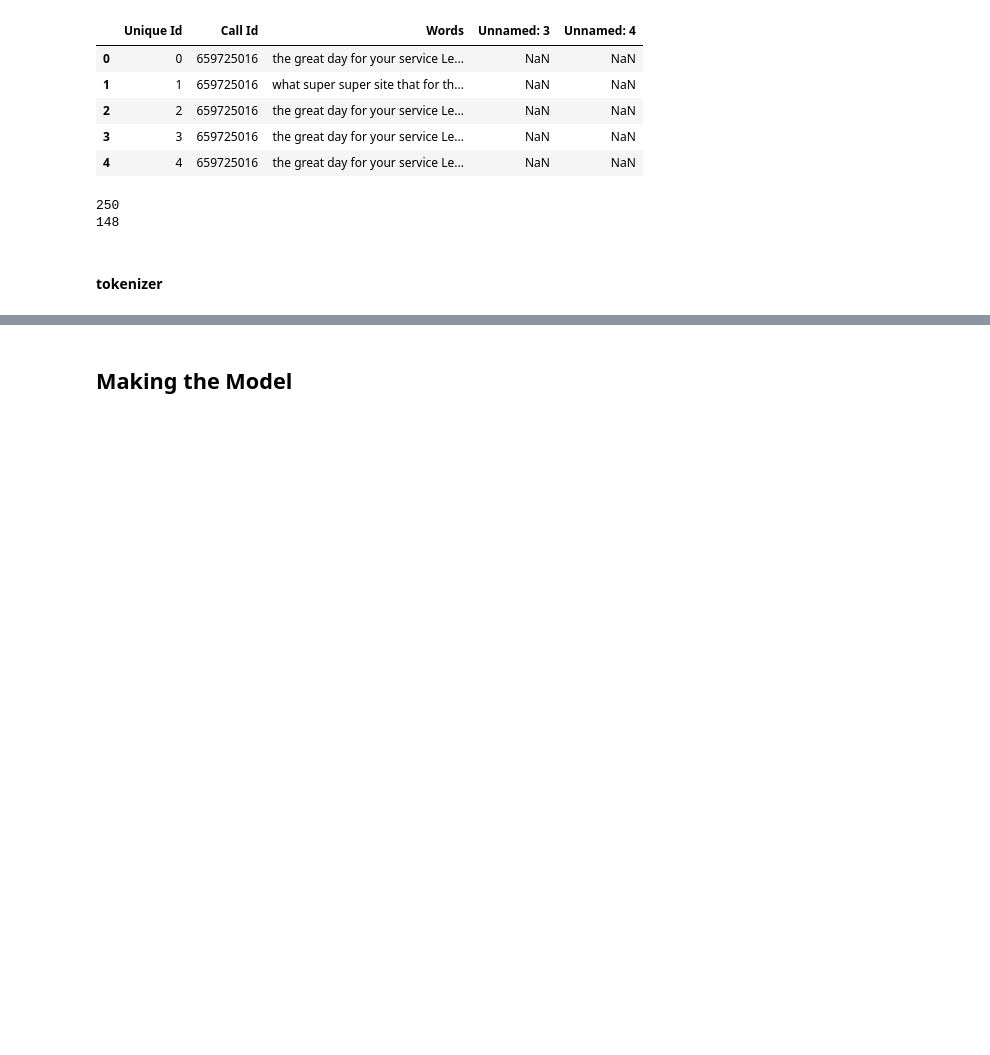
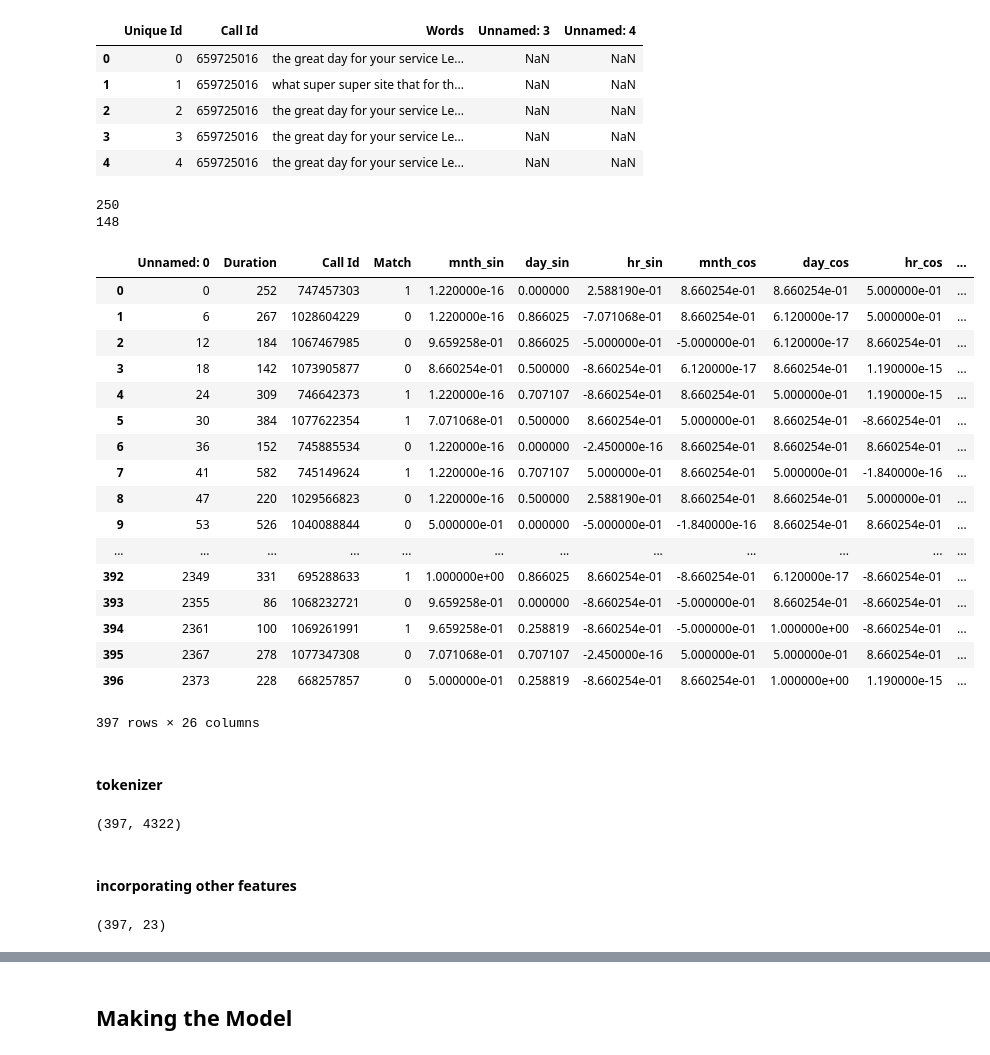
Before and after one commit to brandonassing/capstone, a Jupyter notebook: model/RoughWork.ipynb, the cells around one changed output, grey strips where cells are left out. Cells and saved outputs as stored; diff of their text form; code cells hidden in the pictures; blank space fills up the shorter version.

```diff
--- a/model/RoughWork.ipynb
+++ b/model/RoughWork.ipynb
@@ -455,6 +455,28 @@ print((call_merged['Match']==1).sum())
 # %% [output]
 250
 148
+# %%
+pre_train = pd.read_csv("datasets/call_merged.csv", error_bad_lines=False)
+pre_train
+# %% [output]
+|  | Unnamed: 0 | Duration | Call Id | Match | mnth_sin | day_sin | hr_sin | mnth_cos | day_cos | hr_cos | ... |
+| 0 | 0 | 252 | 747457303 | 1 | 1.220000e-16 | 0.000000 | 2.588190e-01 | 8.660254e-01 | 8.660254e-01 | 5.000000e-01 | ... |
+| 1 | 6 | 267 | 1028604229 | 0 | 1.220000e-16 | 0.866025 | -7.071068e-01 | 8.660254e-01 | 6.120000e-17 | 5.000000e-01 | ... |
+| 2 | 12 | 184 | 1067467985 | 0 | 9.659258e-01 | 0.866025 | -5.000000e-01 | -5.000000e-01 | 6.120000e-17 | 8.660254e-01 | ... |
+| 3 | 18 | 142 | 1073905877 | 0 | 8.660254e-01 | 0.500000 | -8.660254e-01 | 6.120000e-17 | 8.660254e-01 | 1.190000e-15 | ... |
+| 4 | 24 | 309 | 746642373 | 1 | 1.220000e-16 | 0.707107 | -8.660254e-01 | 8.660254e-01 | 5.000000e-01 | 1.190000e-15 | ... |
+| 5 | 30 | 384 | 1077622354 | 1 | 7.071068e-01 | 0.500000 | 8.660254e-01 | 5.000000e-01 | 8.660254e-01 | -8.660254e-01 | ... |
+| 6 | 36 | 152 | 745885534 | 0 | 1.220000e-16 | 0.000000 | -2.450000e-16 | 8.660254e-01 | 8.660254e-01 | 8.660254e-01 | ... |
+| 7 | 41 | 582 | 745149624 | 1 | 1.220000e-16 | 0.707107 | 5.000000e-01 | 8.660254e-01 | 5.000000e-01 | -1.840000e-16 | ... |
+| 8 | 47 | 220 | 1029566823 | 0 | 1.220000e-16 | 0.500000 | 2.588190e-01 | 8.660254e-01 | 8.660254e-01 | 5.000000e-01 | ... |
+| 9 | 53 | 526 | 1040088844 | 0 | 5.000000e-01 | 0.000000 | -5.000000e-01 | -1.840000e-16 | 8.660254e-01 | 8.660254e-01 | ... |
+| ... | ... | ... | ... | ... | ... | ... | ... | ... | ... | ... | ... |
+| 392 | 2349 | 331 | 695288633 | 1 | 1.000000e+00 | 0.866025 | 8.660254e-01 | -8.660254e-01 | 6.120000e-17 | -8.660254e-01 | ... |
+| 393 | 2355 | 86 | 1068232721 | 0 | 9.659258e-01 | 0.000000 | -8.660254e-01 | -5.000000e-01 | 8.660254e-01 | -8.660254e-01 | ... |
+| 394 | 2361 | 100 | 1069261991 | 1 | 9.659258e-01 | 0.258819 | -8.660254e-01 | -5.000000e-01 | 1.000000e+00 | -8.660254e-01 | ... |
+| 395 | 2367 | 278 | 1077347308 | 0 | 7.071068e-01 | 0.707107 | -2.450000e-16 | 5.000000e-01 | 5.000000e-01 | 8.660254e-01 | ... |
+| 396 | 2373 | 228 | 668257857 | 0 | 5.000000e-01 | 0.258819 | -8.660254e-01 | 8.660254e-01 | 1.000000e+00 | 1.190000e-15 | ... |
+397 rows × 26 columns
 # %% [markdown]
 #### tokenizer
 # %%
@@ -497,0 +517,14 @@ train_y = keras.utils.to_categorical(call_merged['Match'], 2)
+# %%
+train_x_words.shape
+# %% [output]
+(397, 4322)
+# %% [markdown]
+#### incorporating other features
+# %%
+pre_train_other = pre_train.drop(['Words', 'Call Id', 'Match'], 1)
+# call_merged_other['Call Id'] = pd.to_numeric(s, downcast='float')
+
+train_x_other = pre_train_other.to_numpy()
+train_x_other.shape
+# %% [output]
+(397, 23)
```
Also changed, not shown: parts of 11 cells of this notebook, 10 other files.
